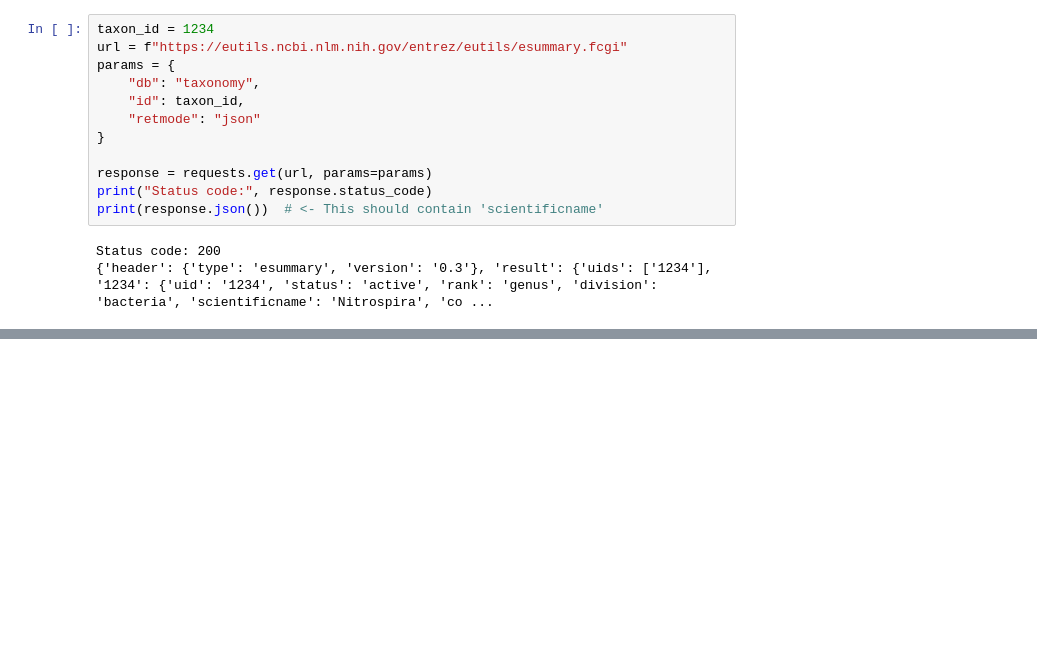
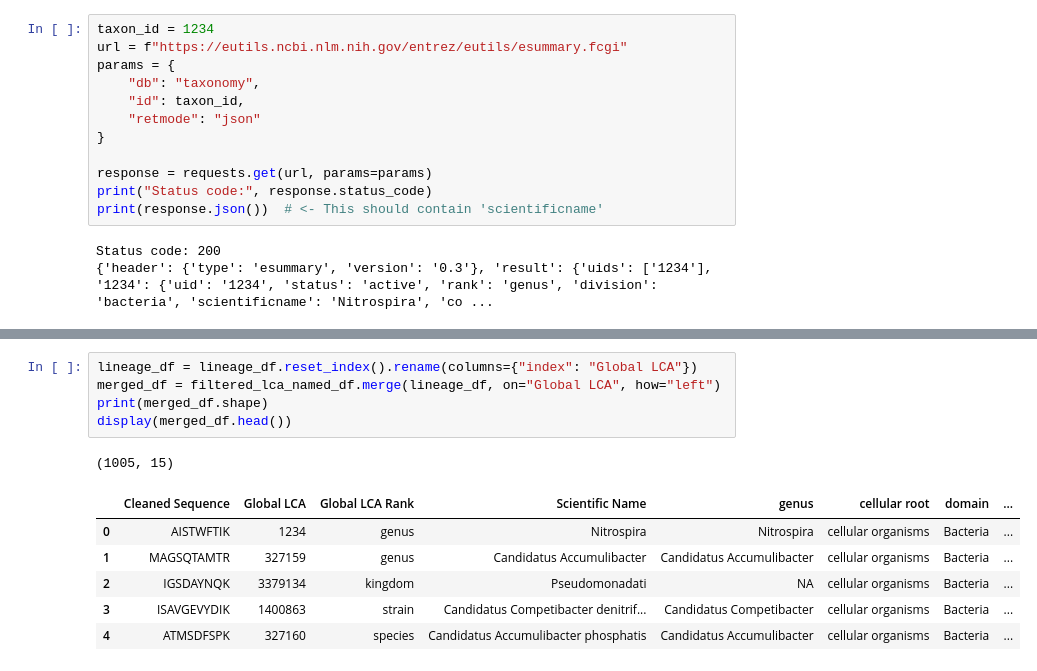
Before and after one commit to Asciilator/Peptide_identification_with_custom_database, a Jupyter notebook: pipeline_algorithm.ipynb, the cells around one changed output, grey strips where cells are left out. Saved outputs shown, nothing was run; the diff lists cells and outputs as text; blank space fills up the shorter version.

```diff
--- a/pipeline_algorithm.ipynb
+++ b/pipeline_algorithm.ipynb
@@ -397,0 +511,13 @@ Status code: 200
+# %%
+lineage_df = lineage_df.reset_index().rename(columns={"index": "Global LCA"})
+merged_df = filtered_lca_named_df.merge(lineage_df, on="Global LCA", how="left")
+print(merged_df.shape)
+display(merged_df.head())
+# %% [output]
+(1005, 15)
+|  | Cleaned Sequence | Global LCA | Global LCA Rank | Scientific Name | genus | cellular root | domain | ... |
+| 0 | AISTWFTIK | 1234 | genus | Nitrospira | Nitrospira | cellular organisms | Bacteria | ... |
+| 1 | MAGSQTAMTR | 327159 | genus | Candidatus Accumulibacter | Candidatus Accumulibacter | cellular organisms | Bacteria | ... |
+| 2 | IGSDAYNQK | 3379134 | kingdom | Pseudomonadati | NA | cellular organisms | Bacteria | ... |
+| 3 | ISAVGEVYDIK | 1400863 | strain | Candidatus Competibacter denitrif... | Candidatus Competibacter | cellular organisms | Bacteria | ... |
+| 4 | ATMSDFSPK | 327160 | species | Candidatus Accumulibacter phosphatis | Candidatus Accumulibacter | cellular organisms | Bacteria | ... |
```
Also changed, not shown: parts of 5 cells of this notebook.
